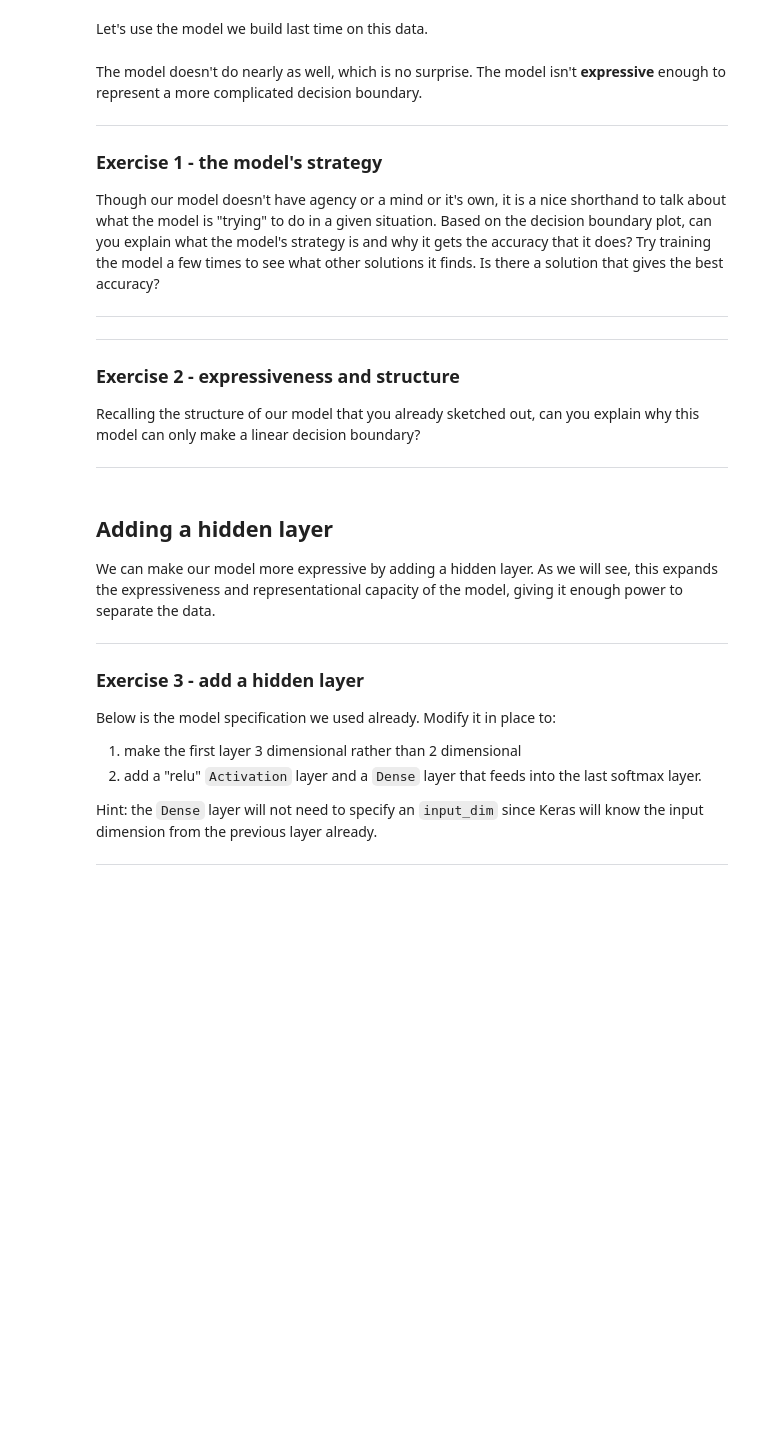
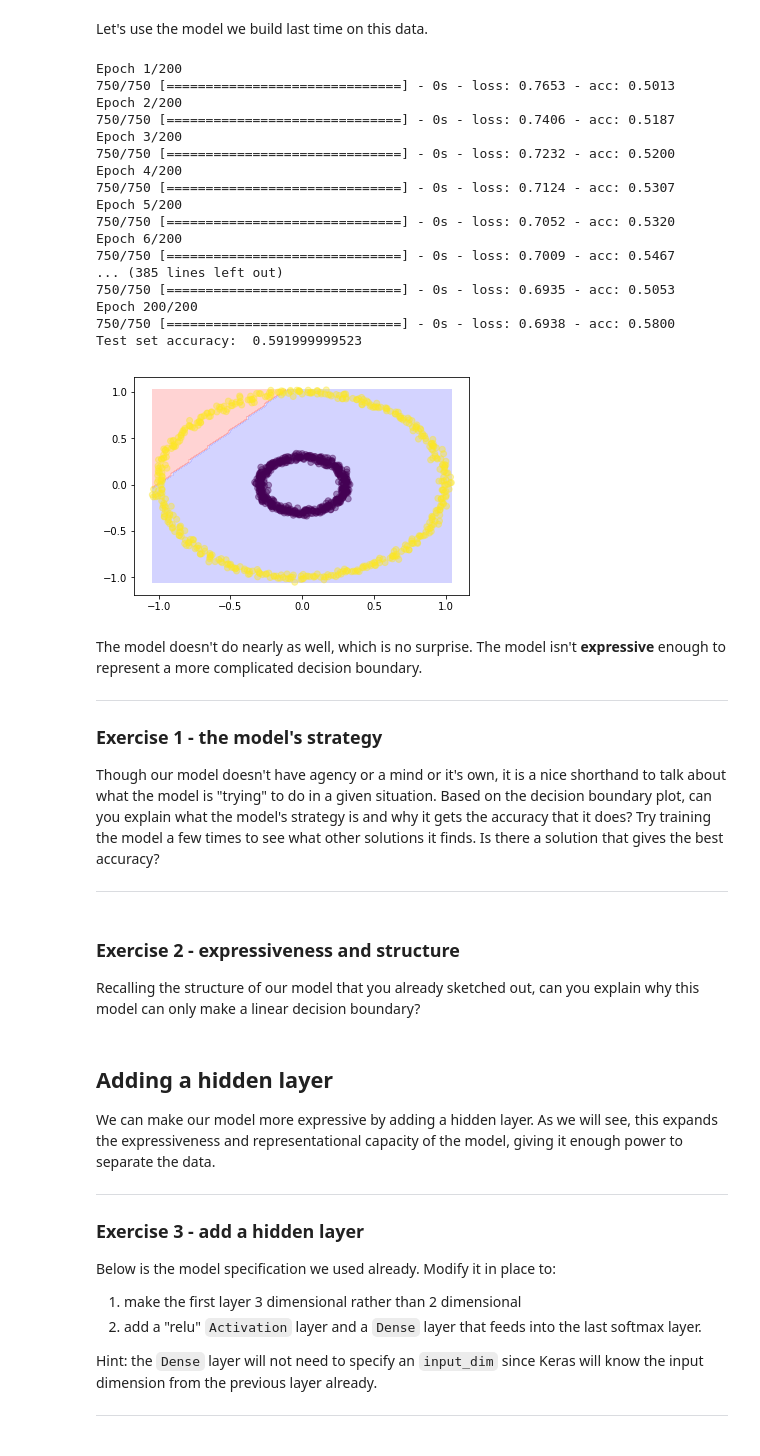
Before and after one commit to marionleborgne/ml, a Jupyter notebook: deep_learning/1b-Separability_and_Hidden_Layers.ipynb, the cells around one changed output. Drawn from its saved outputs; the diff is of its cells as text; code cells hidden in the pictures; blank space fills up the shorter version.

```diff
--- a/deep_learning/1b-Separability_and_Hidden_Layers.ipynb
+++ b/deep_learning/1b-Separability_and_Hidden_Layers.ipynb
@@ -51,21 +55,40 @@ Let's use the model we build last time on this data.
 # %%
 from keras.models import Sequential
 from keras.layers import Dense, Activation
 from keras.optimizers import SGD
 
 model0 = Sequential()
 model0.add(Dense(2, input_dim=2, activation='softmax'))
 
 model0.compile(loss='categorical_crossentropy',
                optimizer=SGD(lr=0.04),
                metrics=['accuracy'])
 
-model0.fit(X_train, y_train, nb_epoch=20, batch_size=16)
+model0.fit(X_train, y_train, nb_epoch=200, batch_size=16)
 result = model0.evaluate(X_test, y_test)
 print 'Test set loss: ', result[0]
 print 'Test set accuracy: ', result[1]
 
 plot_decision_boundary(model0, X, y)
+# %% [output]
+Epoch 1/200
+750/750 [==============================] - 0s - loss: 0.7653 - acc: 0.5013
+Epoch 2/200
+750/750 [==============================] - 0s - loss: 0.7406 - acc: 0.5187
+Epoch 3/200
+750/750 [==============================] - 0s - loss: 0.7232 - acc: 0.5200
+Epoch 4/200
+750/750 [==============================] - 0s - loss: 0.7124 - acc: 0.5307
+Epoch 5/200
+750/750 [==============================] - 0s - loss: 0.7052 - acc: 0.5320
+Epoch 6/200
+750/750 [==============================] - 0s - loss: 0.7009 - acc: 0.5467
+... (385 lines left out)
+750/750 [==============================] - 0s - loss: 0.6935 - acc: 0.5053
+Epoch 200/200
+750/750 [==============================] - 0s - loss: 0.6938 - acc: 0.5800
+Test set accuracy:  0.591999999523
+[figure, added]
 # %% [markdown]
 The model doesn't do nearly as well, which is no surprise. The model isn't **expressive** enough to represent a more complicated decision boundary.
 
@@ -74,13 +97,10 @@ The model doesn't do nearly as well, which is no surprise. The model isn't **exp
 
 Though our model doesn't have agency or a mind or it's own, it is a nice shorthand to talk about what the model is "trying" to do in a given situation. Based on the decision boundary plot, can you explain what the model's strategy is and why it gets the accuracy that it does? Try training the model a few times to see what other solutions it finds. Is there a solution that gives the best accuracy?
 - - -
-
-
-- - -
-### Exercise 2 - expressiveness and structure
-
-Recalling the structure of our model that you already sketched out, can you explain why this model can only make a linear decision boundary?
-- - -
+# %% [markdown]
+### Exercise 2 - expressiveness and structure
+
+Recalling the structure of our model that you already sketched out, can you explain why this model can only make a linear decision boundary?
 # %% [markdown]
 ## Adding a hidden layer
 
```
Also changed, not shown: parts of 11 cells of this notebook, 4 other files.
